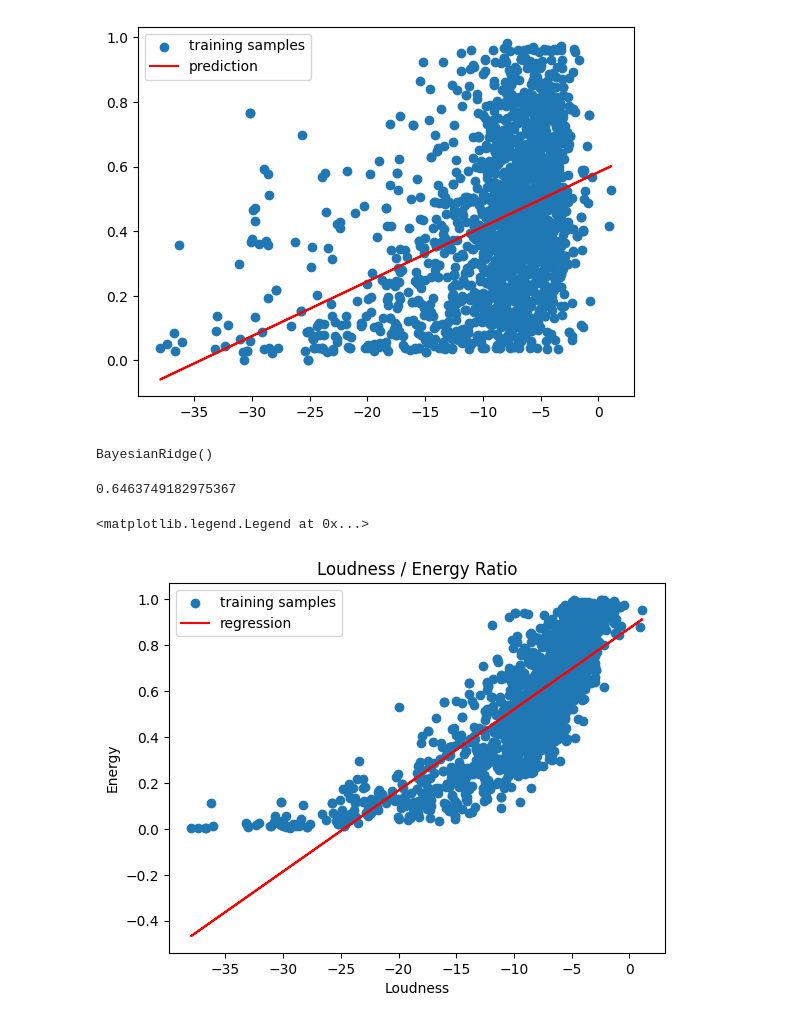
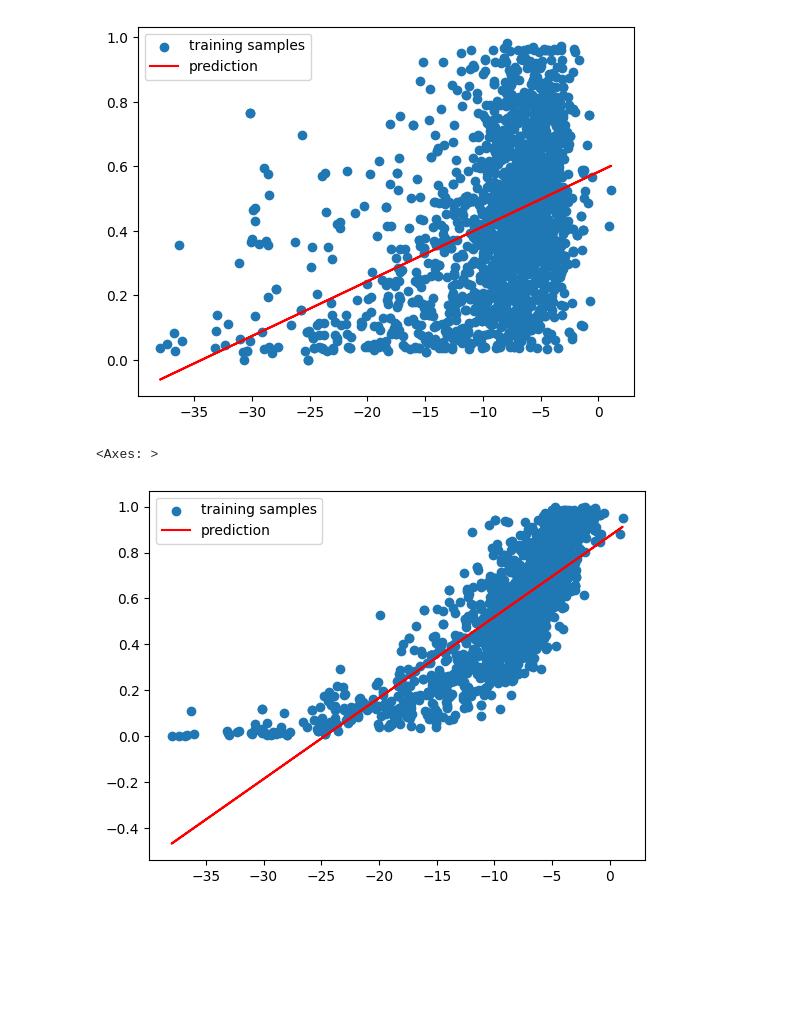
Before and after one commit to mmartin46/Data_Science_Research, a Jupyter notebook: SpotifyResearch.ipynb, the cells around one changed output. Saved outputs shown, nothing was run; the diff lists cells and outputs as text; code cells hidden in the pictures; blank space fills up the shorter version.

```diff
--- a/SpotifyResearch.ipynb
+++ b/SpotifyResearch.ipynb
@@ -158,9 +153,0 @@ X_train = np.array(X_train).reshape(-1, 1)
-# %%
-lr = BayesianRidge()
-lr.fit(X_train, y_train)
-# %% [output]
-BayesianRidge()
-# %%
-lr.score(X_train, y_train)
-# %% [output]
-0.6463749182975367
@@ -169,14 +154,10 @@ pred_train = lr.predict(X_train)
-# %%
-fig, ax = plt.subplots()
-
-ax.scatter(X_train, y_train, label='training samples')
-ax.plot(X_train, pred_train, color='red', label='regression')
-ax.set(
-    xlabel='Loudness',
-    ylabel='Energy',
-    title='Loudness / Energy Ratio'
-)
-ax.legend()
-# %% [output]
-<matplotlib.legend.Legend at 0x...>
-[figure, removed]
+# %%
+dp = DataProcessor(df)
+dp.clean()
+dp.scale()
+dp.split('loudness', 'energy')
+dp.train(BayesianRidge())
+dp.makePlot()
+# %% [output]
+<Axes: >
+[figure, added]
```
Also changed, not shown: parts of 3 cells of this notebook.
